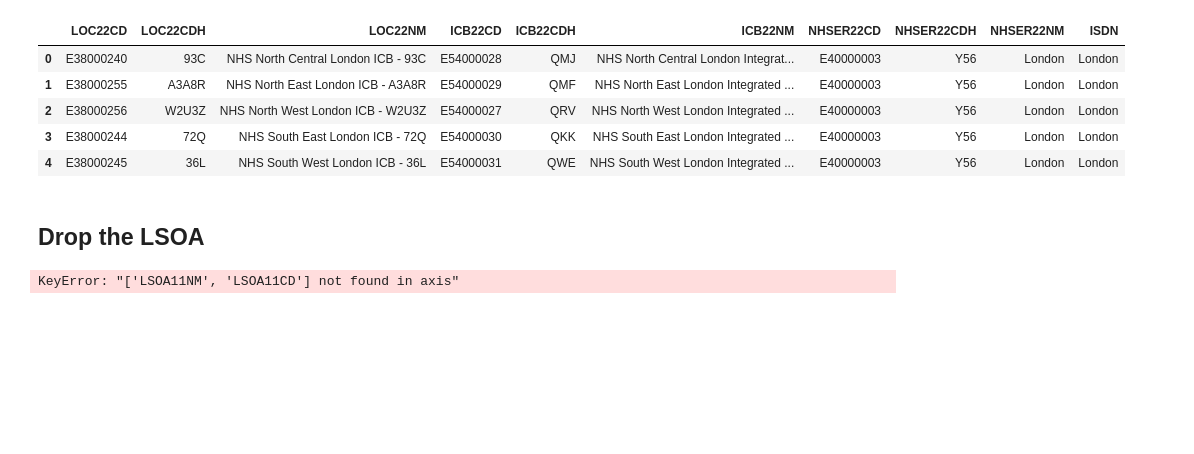
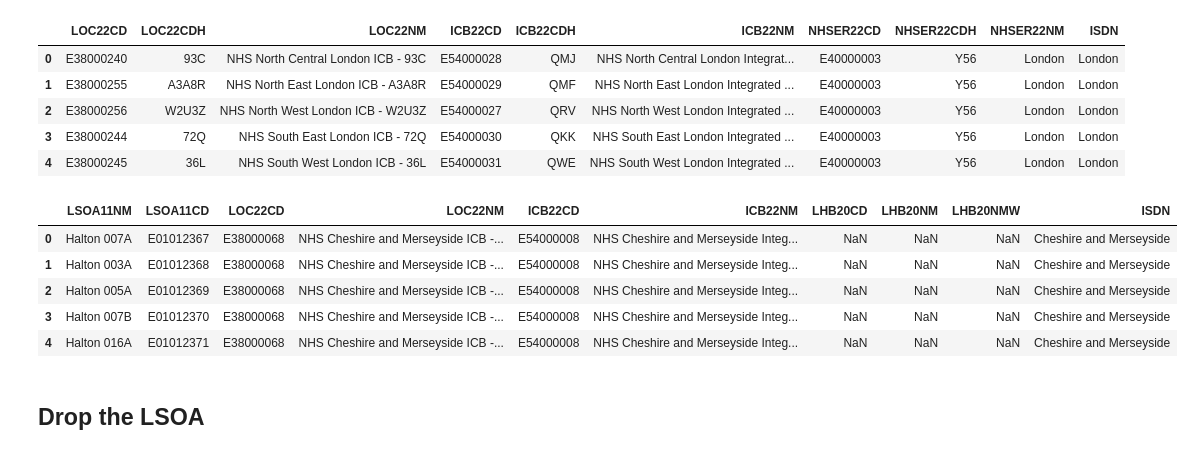
Before and after one commit to samuel-book/geography_data, a Jupyter notebook: tabular/combine_english_welsh_regions.ipynb, the cells around one changed output. Cells and saved outputs as stored; diff of their text form; code cells hidden in the pictures; blank space fills up the shorter version.

```diff
--- a/tabular/combine_english_welsh_regions.ipynb
+++ b/tabular/combine_english_welsh_regions.ipynb
@@ -114,14 +114,21 @@ df_combo = pd.merge(
     df_combo, df_sicbl_to_icb_to_isdn[['LOC22NM', 'ISDN']],
     left_on='LOC22NM', right_on='LOC22NM', how='left'
 )
+# %%
+df_combo.head()
+# %% [output]
+|  | LSOA11NM | LSOA11CD | LOC22CD | LOC22NM | ICB22CD | ICB22NM | LHB20CD | LHB20NM | LHB20NMW | ISDN |
+| 0 | Halton 007A | E01012367 | E38000068 | NHS Cheshire and Merseyside ICB -... | E54000008 | NHS Cheshire and Merseyside Integ... | NaN | NaN | NaN | Cheshire and Merseyside |
+| 1 | Halton 003A | E01012368 | E38000068 | NHS Cheshire and Merseyside ICB -... | E54000008 | NHS Cheshire and Merseyside Integ... | NaN | NaN | NaN | Cheshire and Merseyside |
+| 2 | Halton 005A | E01012369 | E38000068 | NHS Cheshire and Merseyside ICB -... | E54000008 | NHS Cheshire and Merseyside Integ... | NaN | NaN | NaN | Cheshire and Merseyside |
+| 3 | Halton 007B | E01012370 | E38000068 | NHS Cheshire and Merseyside ICB -... | E54000008 | NHS Cheshire and Merseyside Integ... | NaN | NaN | NaN | Cheshire and Merseyside |
+| 4 | Halton 016A | E01012371 | E38000068 | NHS Cheshire and Merseyside ICB -... | E54000008 | NHS Cheshire and Merseyside Integ... | NaN | NaN | NaN | Cheshire and Merseyside |
 # %%
 df_combo.to_csv('../data_tabular/regions_lsoa_ew.csv', index=False)
 # %% [markdown]
 ## Drop the LSOA
 # %%
-df_combo_small = df_combo_small.drop(['LSOA11NM', 'LSOA11CD'], axis='columns')
+df_combo_small = df_combo.drop(['LSOA11NM', 'LSOA11CD'], axis='columns')
 df_combo_small = df_combo_small.drop_duplicates()
-# %% [output]
-KeyError: "['LSOA11NM', 'LSOA11CD'] not found in axis"
 # %%
 df_combo_small
```
Also changed, not shown: parts of 2 cells of this notebook.
